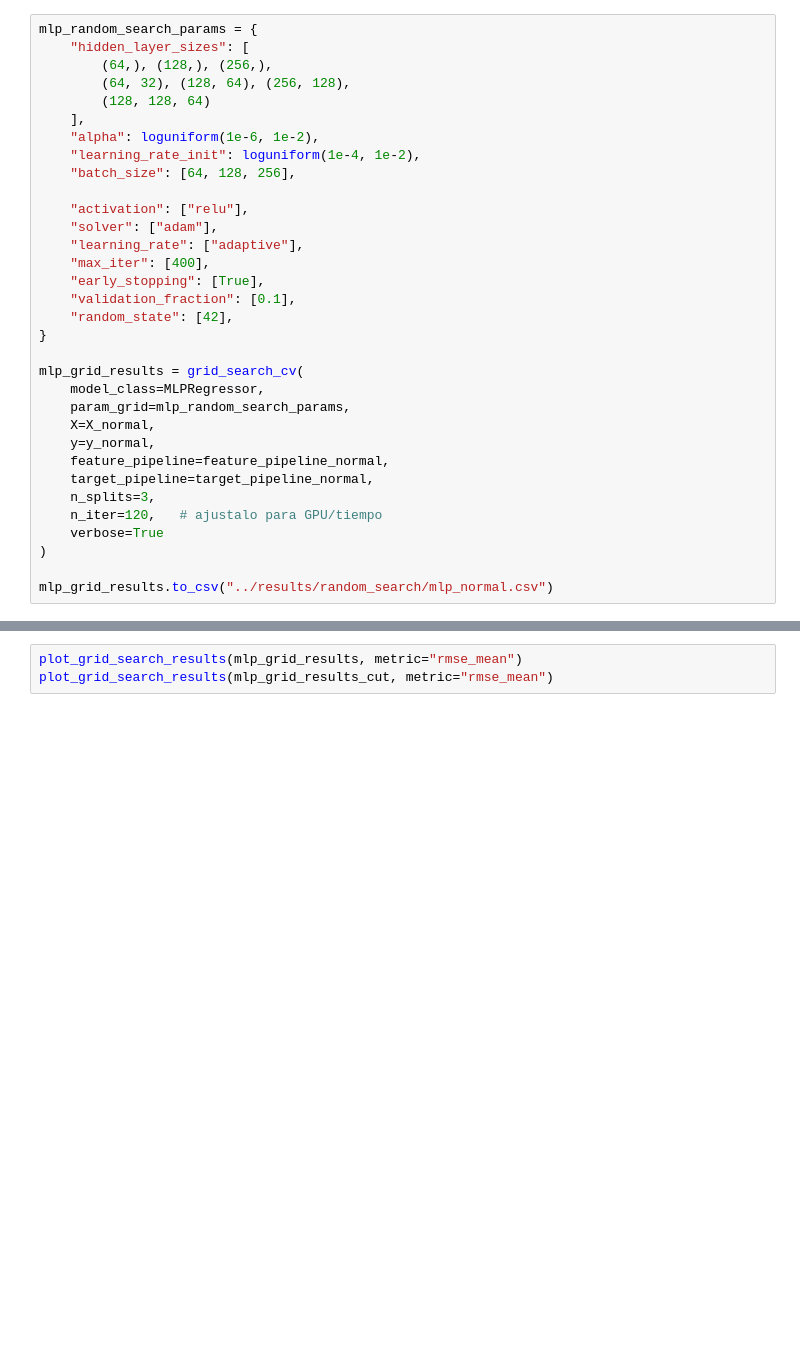
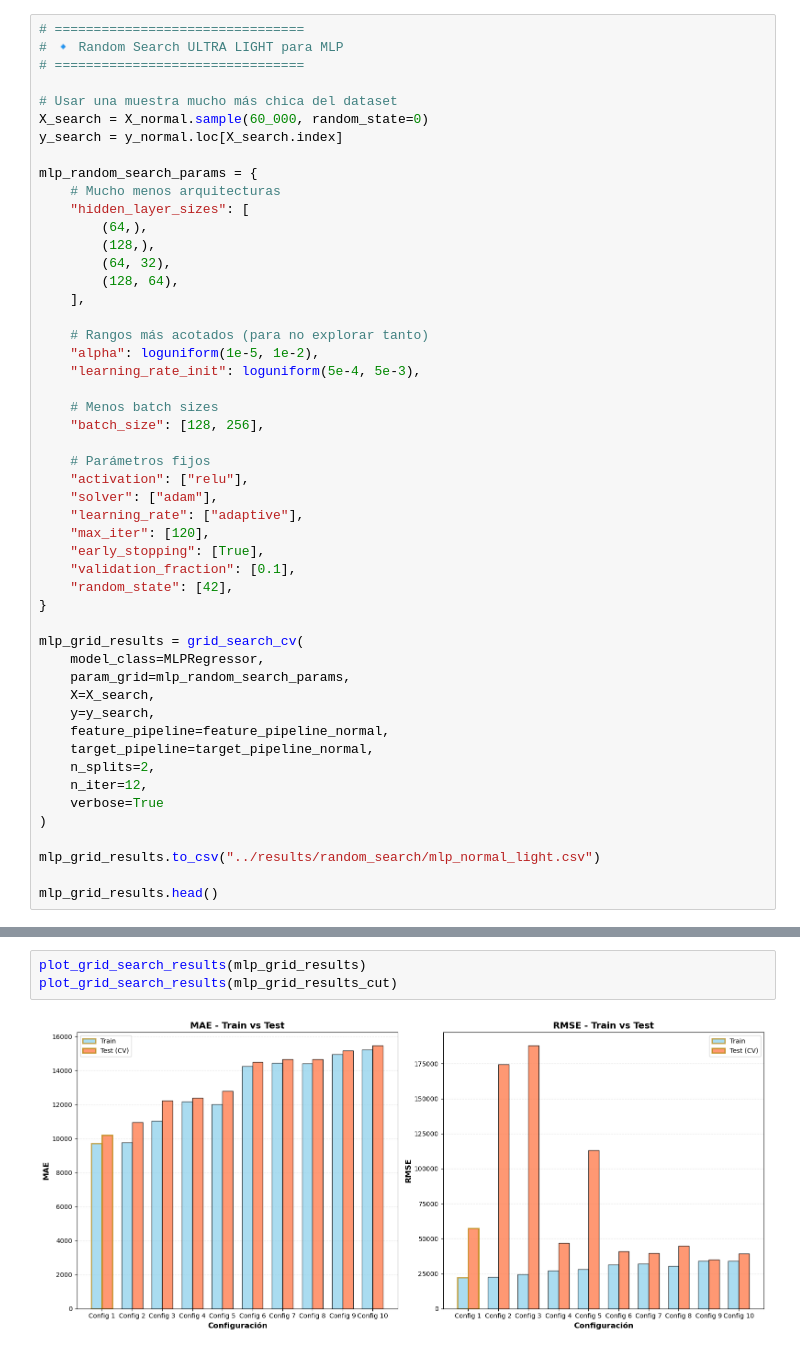
Before and after one commit to gonzabaleta/alquileres, a Jupyter notebook: notebooks/06-redes.ipynb, the cells around one changed output, grey strips where cells are left out. Drawn from its saved outputs; the diff is of its cells as text; blank space fills up the shorter version.

Commit message:
Actualizo análisis y entrenamiento MLP para dataset normal y outliers

```diff
--- a/notebooks/06-redes.ipynb
+++ b/notebooks/06-redes.ipynb
@@ -64,18 +74,33 @@ base_nn_results
 # %%
+# ================================
+# 🔹 Random Search ULTRA LIGHT para MLP
+# ================================
+
+# Usar una muestra mucho más chica del dataset
+X_search = X_normal.sample(60_000, random_state=0)
+y_search = y_normal.loc[X_search.index]
+
 mlp_random_search_params = {
+    # Mucho menos arquitecturas
     "hidden_layer_sizes": [
-        (64,), (128,), (256,),
-        (64, 32), (128, 64), (256, 128),
-        (128, 128, 64)
+        (64,),
+        (128,),
+        (64, 32),
+        (128, 64),
     ],
-    "alpha": loguniform(1e-6, 1e-2),
-    "learning_rate_init": loguniform(1e-4, 1e-2),
-    "batch_size": [64, 128, 256],
 
+    # Rangos más acotados (para no explorar tanto)
+    "alpha": loguniform(1e-5, 1e-2),
+    "learning_rate_init": loguniform(5e-4, 5e-3),
+
+    # Menos batch sizes
+    "batch_size": [128, 256],
+
+    # Parámetros fijos
     "activation": ["relu"],
     "solver": ["adam"],
     "learning_rate": ["adaptive"],
-    "max_iter": [400],
+    "max_iter": [120],
     "early_stopping": [True],
     "validation_fraction": [0.1],
     "random_state": [42],
@@ -84,14 +109,16 @@ mlp_random_search_params = {
 mlp_grid_results = grid_search_cv(
     model_class=MLPRegressor,
     param_grid=mlp_random_search_params,
-    X=X_normal,
-    y=y_normal,
+    X=X_search,
+    y=y_search,
     feature_pipeline=feature_pipeline_normal,
     target_pipeline=target_pipeline_normal,
-    n_splits=3,
-    n_iter=120,   # ajustalo para GPU/tiempo
+    n_splits=2,
+    n_iter=12,
     verbose=True
 )
 
-mlp_grid_results.to_csv("../results/random_search/mlp_normal.csv")
+mlp_grid_results.to_csv("../results/random_search/mlp_normal_light.csv")
+
+mlp_grid_results.head()
 # %% [output]
@@ -106,3 +150,5 @@ mlp_grid_results_cut.head()
 # %%
-plot_grid_search_results(mlp_grid_results, metric="rmse_mean")
-plot_grid_search_results(mlp_grid_results_cut, metric="rmse_mean")
+plot_grid_search_results(mlp_grid_results)
+plot_grid_search_results(mlp_grid_results_cut)
+# %% [output]
+[figure, added]
```
Also changed, not shown: parts of 7 cells of this notebook, 2 other files.
